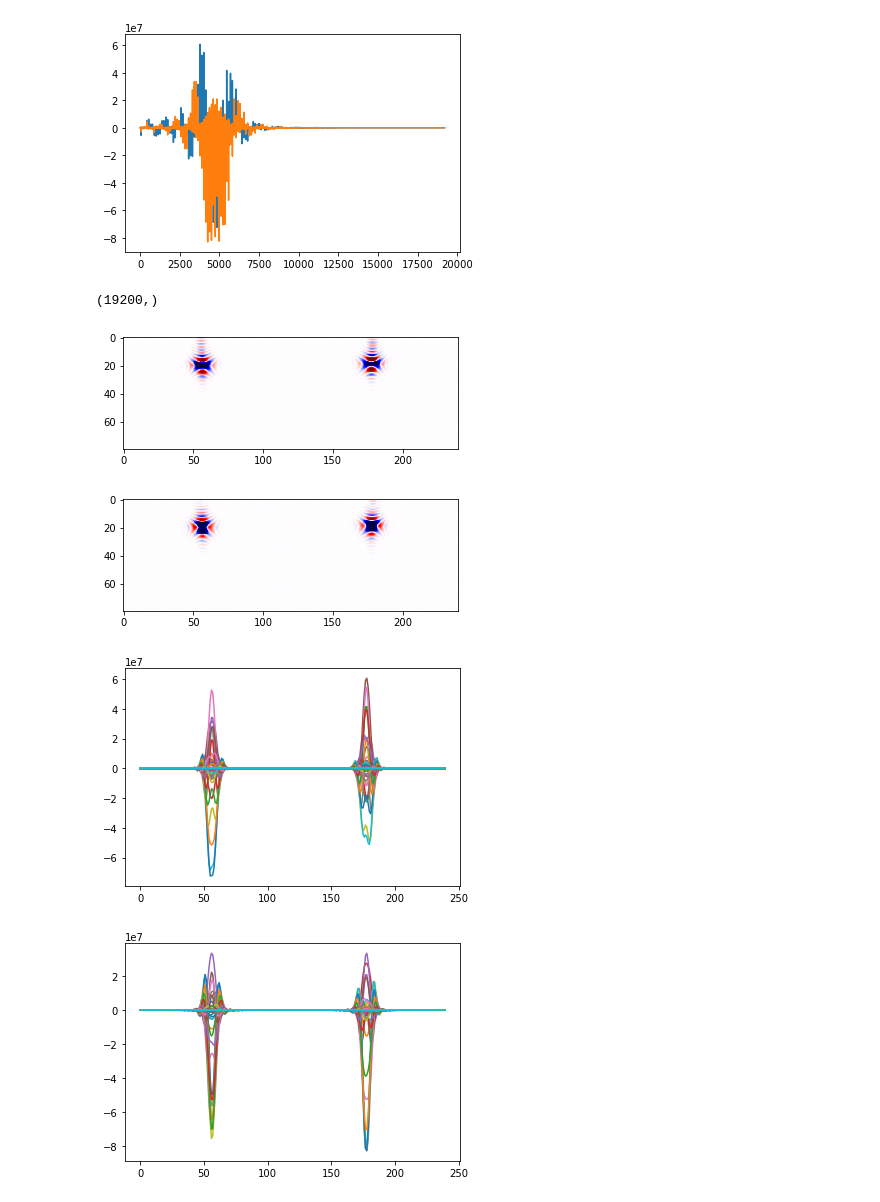
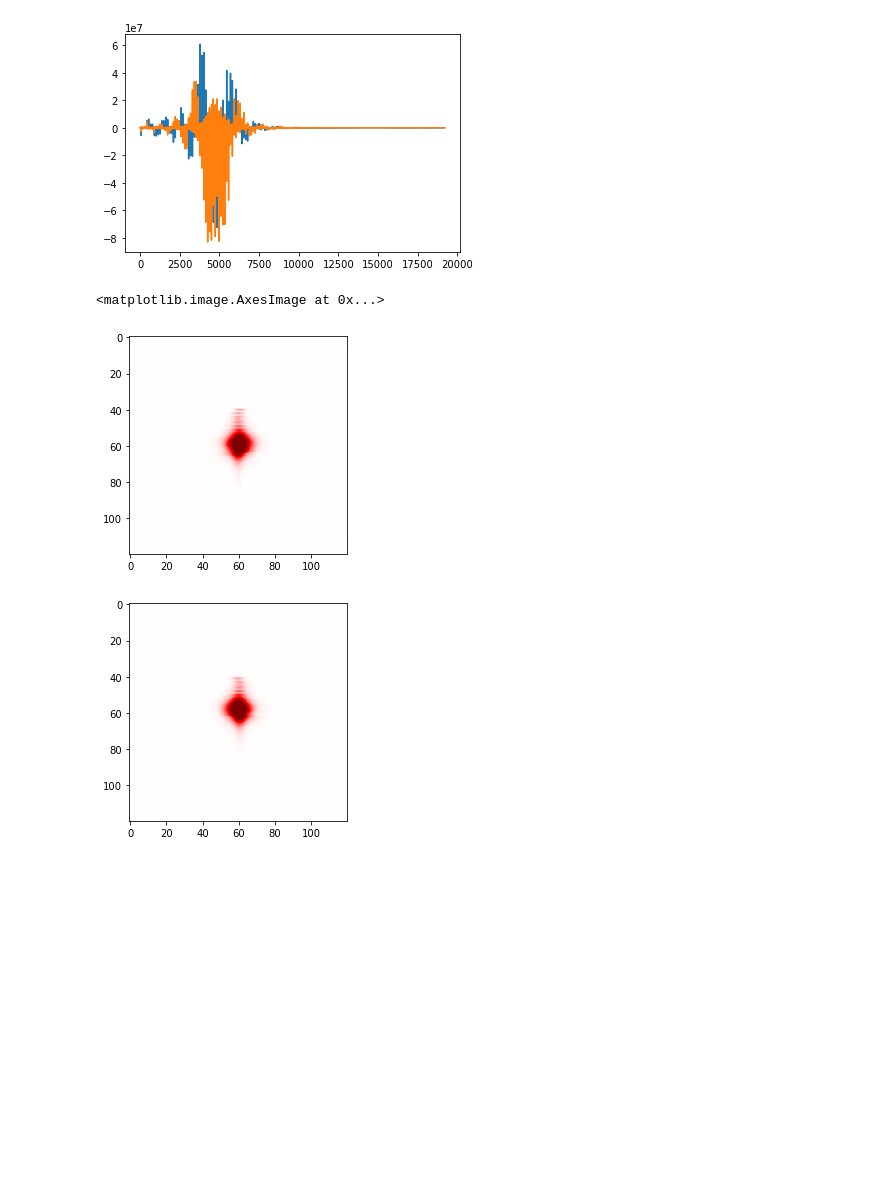
Before and after one commit to Xiao-JI-94158/BrukerParaVisionPostProcessing, a Jupyter notebook: EpiFidReader.ipynb, the cells around one changed output. Cells and saved outputs as stored; diff of their text form; code cells hidden in the pictures; blank space fills up the shorter version.

```diff
--- a/EpiFidReader.ipynb
+++ b/EpiFidReader.ipynb
@@ -45,28 +57,13 @@ plt.plot(np.imag(spsp_epi.fid['deserialized']))
 # %% [output]
 [<matplotlib.lines.Line2D at 0x...>]
 [figure]
-# %%
-np.shape(spsp_epi.fid['deserialized'])
-# %% [output]
-(19200,)
 # %%
-reformatted_fid_2d = np.reshape(spsp_epi.fid['deserialized'], (spsp_epi._exp_data_dim_dict['dim_k_raw_ph'],-1))
+plt.figure()
+plt.imshow(np.abs(spsp_epi.k_space_data['deg0']), cmap="seismic", vmin=-1*2**25, vmax=2**25)
 
 plt.figure()
-plt.imshow(np.real(reformatted_fid_2d), cmap="seismic", vmin=-1*2**25, vmax=2**25)
-
-plt.figure()
-plt.imshow(np.imag(reformatted_fid_2d), cmap="seismic", vmin=-1*2**25, vmax=2**25)
-
-plt.figure()
-for line in reformatted_fid_2d:
-    plt.plot(np.real(line))
-
-plt.figure()
-for line in reformatted_fid_2d:
-    plt.plot(np.imag(line))
+plt.imshow(np.abs(spsp_epi.k_space_data['deg90']), cmap="seismic", vmin=-1*2**25, vmax=2**25)
 # %% [output]
+<matplotlib.image.AxesImage at 0x...>
-[figure, old version]
+[figure, new version]
-[figure, old version]
+[figure, new version]
-[figure, removed]
-[figure, removed]
```
Also changed, not shown: parts of 8 cells of this notebook, 3 other files.
